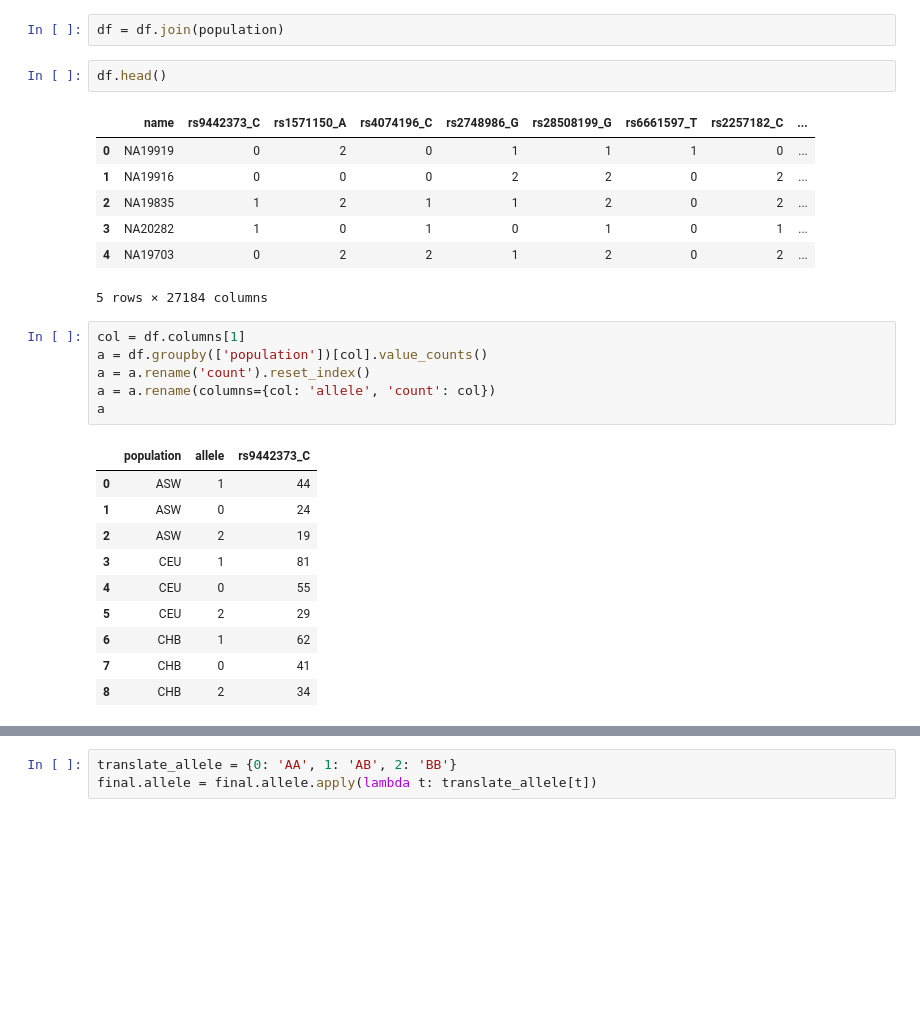
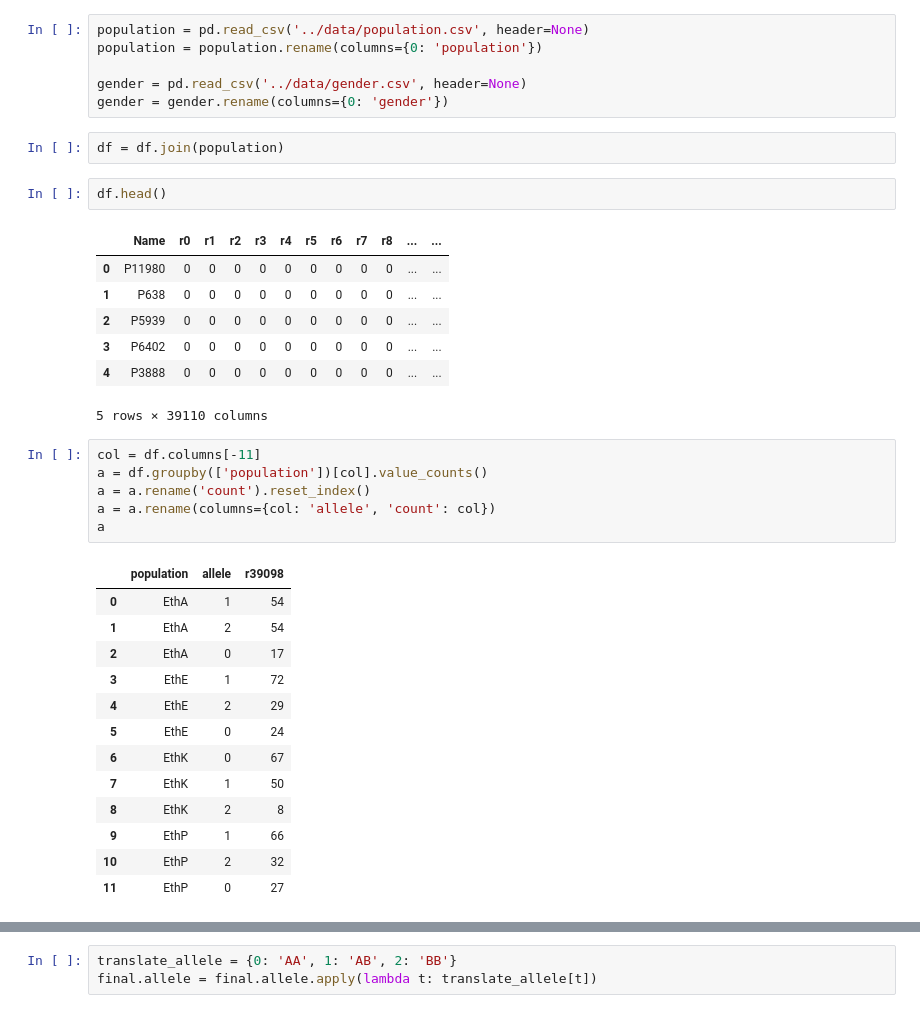
Before and after one commit to victoradell/single-nucleotide-polymorphisms, a Jupyter notebook: notebooks/snp_visualization.ipynb, the cells around one changed output, grey strips where cells are left out. Drawn from its saved outputs; the diff is of its cells as text; blank space fills up the shorter version.

```diff
--- a/notebooks/snp_visualization.ipynb
+++ b/notebooks/snp_visualization.ipynb
@@ -8,29 +7,38 @@ population = pd.read_csv('../data/population.csv', usecols=['population'])
+# %%
+population = pd.read_csv('../data/population.csv', header=None)
+population = population.rename(columns={0: 'population'})
+
+gender = pd.read_csv('../data/gender.csv', header=None)
+gender = gender.rename(columns={0: 'gender'})
 # %%
 df = df.join(population)
 # %%
 df.head()
 # %% [output]
-|  | name | rs9442373_C | rs1571150_A | rs4074196_C | rs2748986_G | rs28508199_G | rs6661597_T | rs2257182_C | ... |
-| 0 | NA19919 | 0 | 2 | 0 | 1 | 1 | 1 | 0 | ... |
-| 1 | NA19916 | 0 | 0 | 0 | 2 | 2 | 0 | 2 | ... |
-| 2 | NA19835 | 1 | 2 | 1 | 1 | 2 | 0 | 2 | ... |
-| 3 | NA20282 | 1 | 0 | 1 | 0 | 1 | 0 | 1 | ... |
-| 4 | NA19703 | 0 | 2 | 2 | 1 | 2 | 0 | 2 | ... |
+|  | Name | r0 | r1 | r2 | r3 | r4 | r5 | r6 | r7 | r8 | ... | ... |
+| 0 | P11980 | 0 | 0 | 0 | 0 | 0 | 0 | 0 | 0 | 0 | ... | ... |
+| 1 | P638 | 0 | 0 | 0 | 0 | 0 | 0 | 0 | 0 | 0 | ... | ... |
+| 2 | P5939 | 0 | 0 | 0 | 0 | 0 | 0 | 0 | 0 | 0 | ... | ... |
+| 3 | P6402 | 0 | 0 | 0 | 0 | 0 | 0 | 0 | 0 | 0 | ... | ... |
+| 4 | P3888 | 0 | 0 | 0 | 0 | 0 | 0 | 0 | 0 | 0 | ... | ... |
-5 rows × 27184 columns
+5 rows × 39110 columns
 # %%
-col = df.columns[1]
+col = df.columns[-11]
 a = df.groupby(['population'])[col].value_counts()
 a = a.rename('count').reset_index()
 a = a.rename(columns={col: 'allele', 'count': col})
 a
 # %% [output]
-|  | population | allele | rs9442373_C |
-| 0 | ASW | 1 | 44 |
-| 1 | ASW | 0 | 24 |
-| 2 | ASW | 2 | 19 |
-| 3 | CEU | 1 | 81 |
-| 4 | CEU | 0 | 55 |
-| 5 | CEU | 2 | 29 |
-| 6 | CHB | 1 | 62 |
-| 7 | CHB | 0 | 41 |
-| 8 | CHB | 2 | 34 |
+|  | population | allele | r39098 |
+| 0 | EthA | 1 | 54 |
+| 1 | EthA | 2 | 54 |
+| 2 | EthA | 0 | 17 |
+| 3 | EthE | 1 | 72 |
+| 4 | EthE | 2 | 29 |
+| 5 | EthE | 0 | 24 |
+| 6 | EthK | 0 | 67 |
+| 7 | EthK | 1 | 50 |
+| 8 | EthK | 2 | 8 |
+| 9 | EthP | 1 | 66 |
+| 10 | EthP | 2 | 32 |
+| 11 | EthP | 0 | 27 |
```
Also changed, not shown: parts of 7 cells of this notebook, 12 other files.
